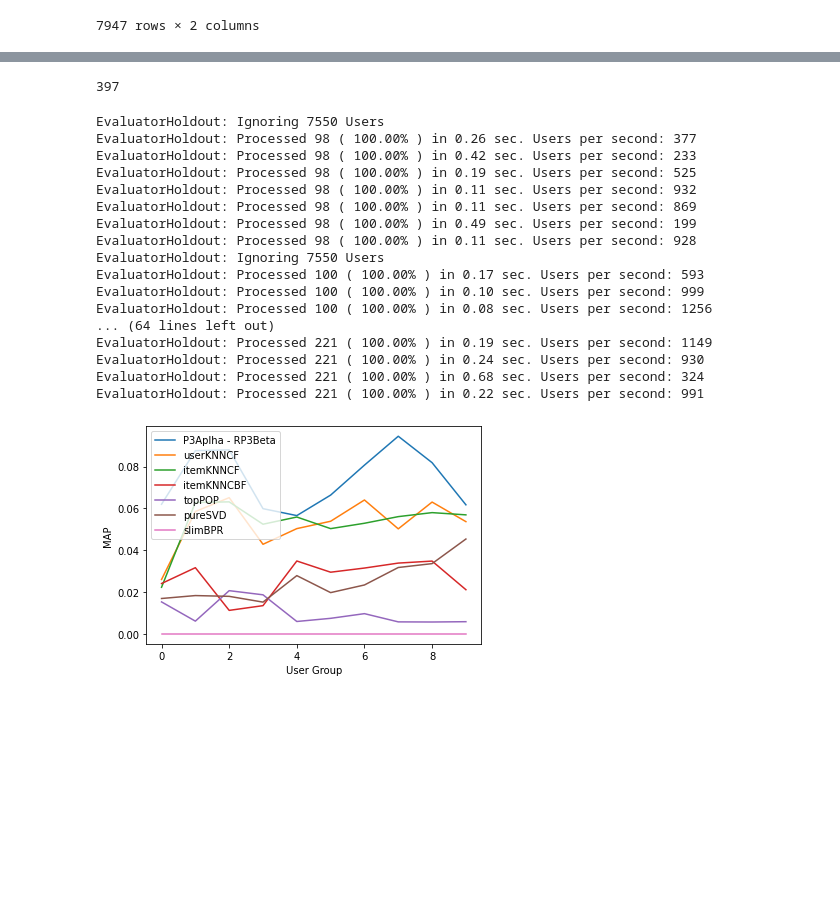
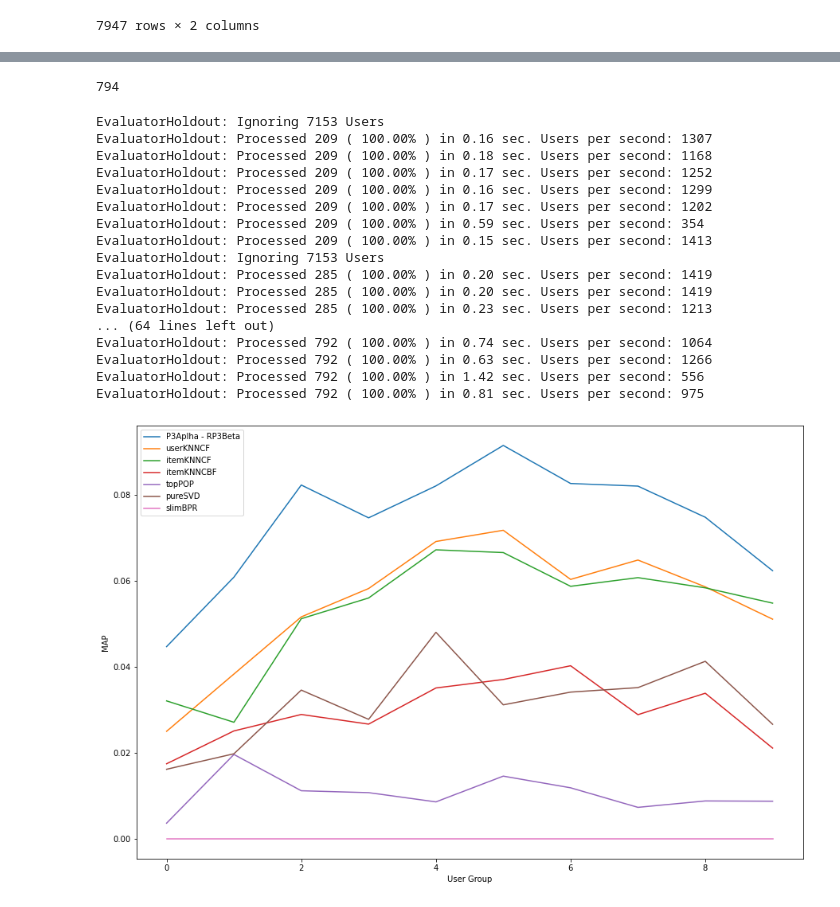
Before and after one commit to mattiasu96/Recommender-Systems-Challenge, a Jupyter notebook: New Challenge Data/RecommenderWithSplitUser.ipynb, the cells around one changed output, grey strips where cells are left out. Drawn from its saved outputs; the diff is of its cells as text; code cells hidden in the pictures; blank space fills up the shorter version.

```diff
--- a/New Challenge Data/RecommenderWithSplitUser.ipynb
+++ b/New Challenge Data/RecommenderWithSplitUser.ipynb
@@ -206,8 +206,8 @@ array([6012, 3608, 3171, ..., 1863, 2282, 7382])
 # %%
-block_size = int(len(sorted_users)*0.05)
+block_size = int(len(sorted_users)*0.10)
 block_size
 # %% [output]
-397
+794
 # %%
 
 MAP_p3aplha_rp3beta_per_group = []
@@ -252,38 +252,38 @@ for group_id in range(0, 10):
     results, _ = evaluator_p3_rp3.evaluateRecommender(recommender_slim_bpr)
     MAP_slim_bpr_per_group.append(results[cutoff]["MAP"])
 # %% [output]
-EvaluatorHoldout: Ignoring 7550 Users
-EvaluatorHoldout: Processed 98 ( 100.00% ) in 0.26 sec. Users per second: 377
-EvaluatorHoldout: Processed 98 ( 100.00% ) in 0.42 sec. Users per second: 233
-EvaluatorHoldout: Processed 98 ( 100.00% ) in 0.19 sec. Users per second: 525
-EvaluatorHoldout: Processed 98 ( 100.00% ) in 0.11 sec. Users per second: 932
-EvaluatorHoldout: Processed 98 ( 100.00% ) in 0.11 sec. Users per second: 869
-EvaluatorHoldout: Processed 98 ( 100.00% ) in 0.49 sec. Users per second: 199
-EvaluatorHoldout: Processed 98 ( 100.00% ) in 0.11 sec. Users per second: 928
-EvaluatorHoldout: Ignoring 7550 Users
-EvaluatorHoldout: Processed 100 ( 100.00% ) in 0.17 sec. Users per second: 593
-EvaluatorHoldout: Processed 100 ( 100.00% ) in 0.10 sec. Users per second: 999
-EvaluatorHoldout: Processed 100 ( 100.00% ) in 0.08 sec. Users per second: 1256
+EvaluatorHoldout: Ignoring 7153 Users
+EvaluatorHoldout: Processed 209 ( 100.00% ) in 0.16 sec. Users per second: 1307
+EvaluatorHoldout: Processed 209 ( 100.00% ) in 0.18 sec. Users per second: 1168
+EvaluatorHoldout: Processed 209 ( 100.00% ) in 0.17 sec. Users per second: 1252
+EvaluatorHoldout: Processed 209 ( 100.00% ) in 0.16 sec. Users per second: 1299
+EvaluatorHoldout: Processed 209 ( 100.00% ) in 0.17 sec. Users per second: 1202
+EvaluatorHoldout: Processed 209 ( 100.00% ) in 0.59 sec. Users per second: 354
+EvaluatorHoldout: Processed 209 ( 100.00% ) in 0.15 sec. Users per second: 1413
+EvaluatorHoldout: Ignoring 7153 Users
+EvaluatorHoldout: Processed 285 ( 100.00% ) in 0.20 sec. Users per second: 1419
+EvaluatorHoldout: Processed 285 ( 100.00% ) in 0.20 sec. Users per second: 1419
+EvaluatorHoldout: Processed 285 ( 100.00% ) in 0.23 sec. Users per second: 1213
 ... (64 lines left out)
-EvaluatorHoldout: Processed 221 ( 100.00% ) in 0.19 sec. Users per second: 1149
-EvaluatorHoldout: Processed 221 ( 100.00% ) in 0.24 sec. Users per second: 930
-EvaluatorHoldout: Processed 221 ( 100.00% ) in 0.68 sec. Users per second: 324
-EvaluatorHoldout: Processed 221 ( 100.00% ) in 0.22 sec. Users per second: 991
+EvaluatorHoldout: Processed 792 ( 100.00% ) in 0.74 sec. Users per second: 1064
+EvaluatorHoldout: Processed 792 ( 100.00% ) in 0.63 sec. Users per second: 1266
+EvaluatorHoldout: Processed 792 ( 100.00% ) in 1.42 sec. Users per second: 556
+EvaluatorHoldout: Processed 792 ( 100.00% ) in 0.81 sec. Users per second: 975
 # %%
 import matplotlib.pyplot as pyplot
 %matplotlib inline
-
+pyplot.figure(figsize=(15,10))
 pyplot.plot(MAP_p3aplha_rp3beta_per_group, label="P3Aplha - RP3Beta")
 pyplot.plot(MAP_user_cf_cold_per_group, label="userKNNCF")
 pyplot.plot(MAP_item_cf_cold_per_group, label="itemKNNCF")
 pyplot.plot(MAP_item_cbf_per_group, label="itemKNNCBF")
 pyplot.plot(MAP_top_pop_per_group, label="topPOP")
 pyplot.plot(MAP_pure_svd_per_group, label="pureSVD")
 pyplot.plot(MAP_slim_bpr_per_group, label="slimBPR")
 
 pyplot.ylabel('MAP')
 pyplot.xlabel('User Group')
 pyplot.legend()
 pyplot.show()
 # %% [output]
-[figure, old version]
+[figure, new version]
```
Also changed, not shown: parts of 9 cells of this notebook, 10 other files.
